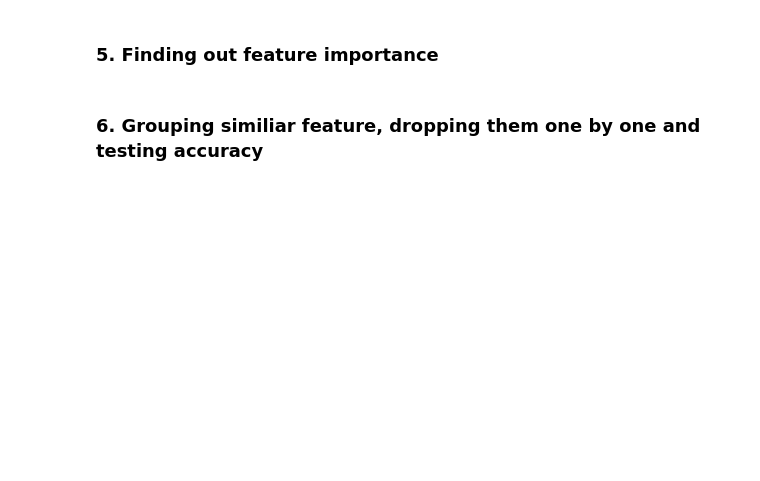
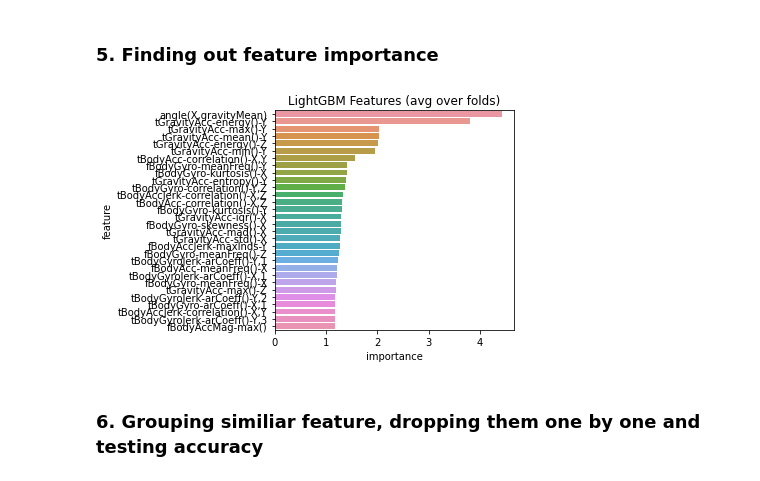
Before and after one commit to Ry3nG/SC1015-Project-Smartphone-Sensor-Privacy-Leak, a Jupyter notebook: Part 2(a). Logistic Regression (classifying activities)1.ipynb, the cells around one changed output. Saved outputs shown, nothing was run; the diff lists cells and outputs as text; code cells hidden in the pictures; blank space fills up the shorter version.

```diff
--- a/Part 2(a). Logistic Regression (classifying activities)1.ipynb
+++ b/Part 2(a). Logistic Regression (classifying activities)1.ipynb
@@ -98,14 +106,16 @@ for i in range(cm1.shape[0]):
 # %%
 import math
 w=logistic_model1.coef_[0]
 df2 = pd.DataFrame(df_train.columns, columns = ["feature"])
 logistic_feature_importance = df2[:-2]
 logistic_feature_importance["importance"] = pow(math.e, w)
 logistic_feature_importance = logistic_feature_importance.sort_values(by = ["importance"], ascending=False)
-sb.barplot(x="importance", y="feature", data=feature_imp.sort_values(by="importance", ascending=False).head(30))
+sb.barplot(x="importance", y="feature", data=logistic_feature_importance.sort_values(by="importance", ascending=False).head(30))
 plt.title('LightGBM Features (avg over folds)')
 plt.tight_layout()
 plt.show()
+# %% [output]
+[figure, added]
 # %% [markdown]
 ### 6. Grouping similiar feature, dropping them one by one and testing accuracy
 # %%
```
Also changed, not shown: parts of 10 cells of this notebook.
